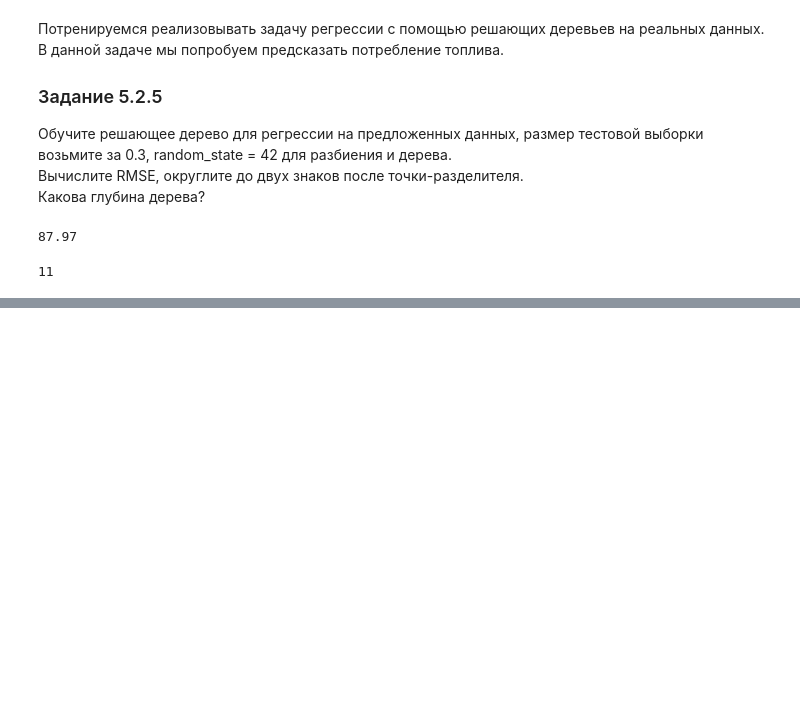
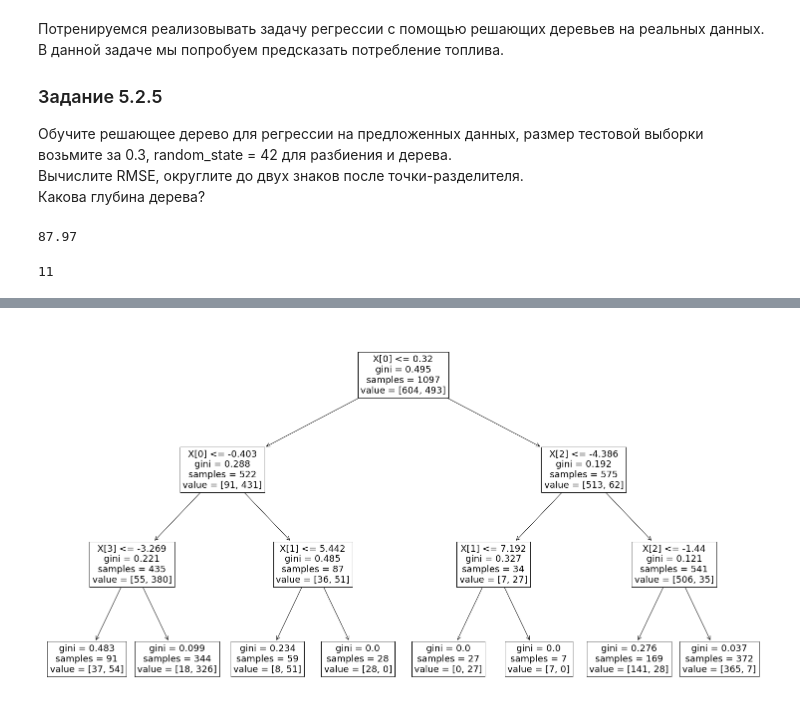
Before and after one commit to Urusut/IvanovDmitryV, a Jupyter notebook: Unit_6/Draft_ML_5.ipynb, the cells around one changed output, grey strips where cells are left out. Saved outputs shown, nothing was run; the diff lists cells and outputs as text; code cells hidden in the pictures; blank space fills up the shorter version.

```diff
--- a/Unit_6/Draft_ML_5.ipynb
+++ b/Unit_6/Draft_ML_5.ipynb
@@ -189,0 +195,5 @@ regressor.tree_.max_depth
+# %%
+plt.figure(figsize=(26,14))
+plot_tree(classifier);
+# %% [output]
+[figure, added]
```
Also changed, not shown: parts of 10 cells of this notebook, 1 other file.
